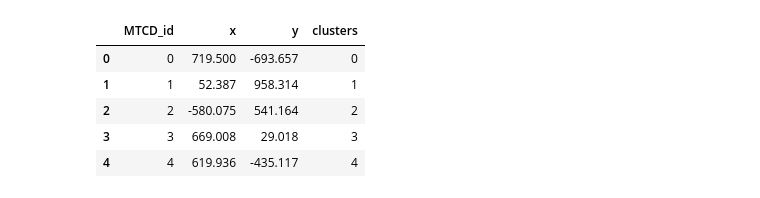
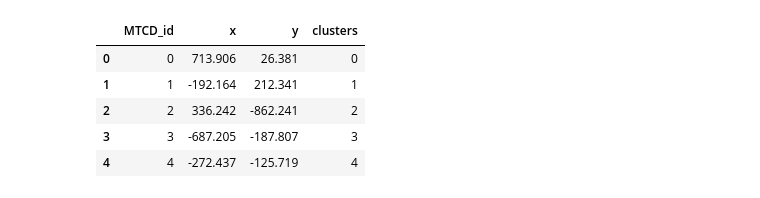
Before and after one commit to KenWang42/TDCR, a Jupyter notebook: D2D_Grouping/circular/D2D_data_test.ipynb, the cells around one changed output. Cells and saved outputs as stored; diff of their text form; code cells hidden in the pictures.

```diff
--- a/D2D_Grouping/circular/D2D_data_test.ipynb
+++ b/D2D_Grouping/circular/D2D_data_test.ipynb
@@ -4,16 +4,16 @@ import numpy as np
 import matplotlib.pyplot as plt
 %matplotlib inline
 # %%
-nMTCD = 1000
+nMTCD = 50000
 MTCD_grouping = pd.read_csv(f'MTCD_grouping_{nMTCD}.csv', index_col=False)
 MTCD_grouping.head()
 # %% [output]
 |  | MTCD_id | x | y | clusters |
-| 0 | 0 | 719.500 | -693.657 | 0 |
-| 1 | 1 | 52.387 | 958.314 | 1 |
-| 2 | 2 | -580.075 | 541.164 | 2 |
-| 3 | 3 | 669.008 | 29.018 | 3 |
-| 4 | 4 | 619.936 | -435.117 | 4 |
+| 0 | 0 | 713.906 | 26.381 | 0 |
+| 1 | 1 | -192.164 | 212.341 | 1 |
+| 2 | 2 | 336.242 | -862.241 | 2 |
+| 3 | 3 | -687.205 | -187.807 | 3 |
+| 4 | 4 | -272.437 | -125.719 | 4 |
 # %%
 np.unique(MTCD_grouping.clusters)
 # %% [output]
```
Also changed, not shown: parts of 7 cells of this notebook, 15 other files.
